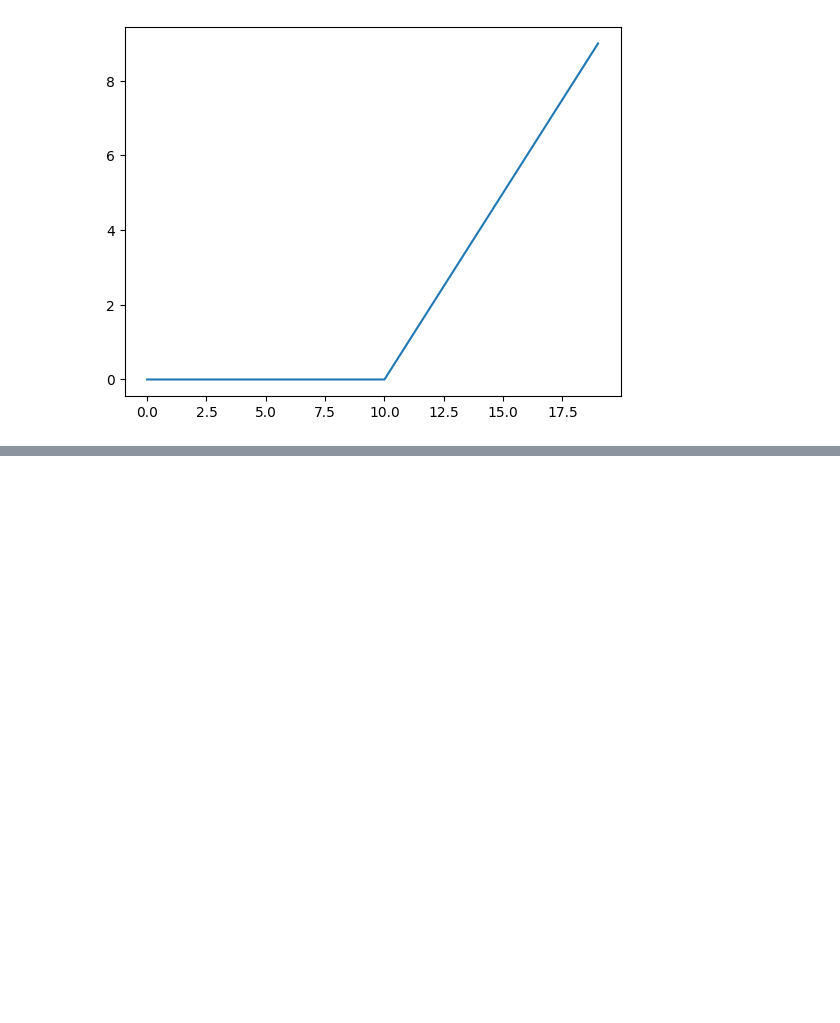
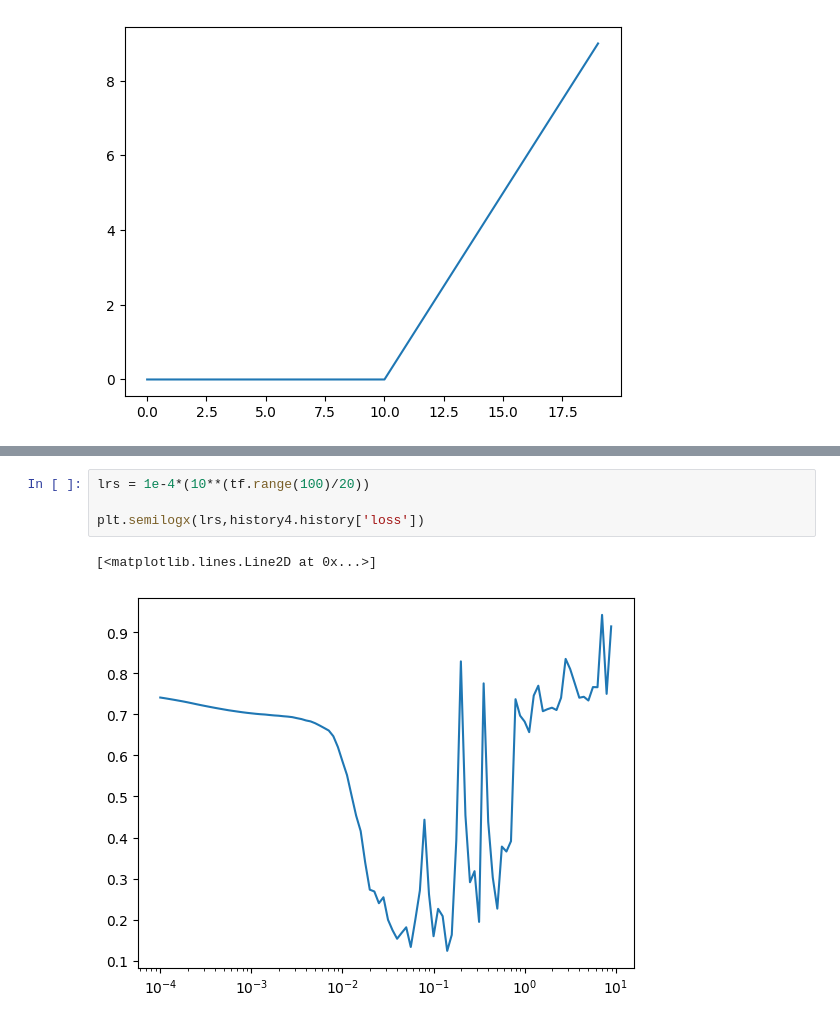
Before and after one commit to kinderasteroid/Neural-Networks-Classification, a Jupyter notebook: Neural_Network_Classification.ipynb, the cells around one changed output, grey strips where cells are left out. Drawn from its saved outputs; the diff is of its cells as text; blank space fills up the shorter version.

```diff
--- a/Neural_Network_Classification.ipynb
+++ b/Neural_Network_Classification.ipynb
@@ -140,0 +187,7 @@ plt.plot(relu(X))
+# %%
+lrs = 1e-4*(10**(tf.range(100)/20))
+
+plt.semilogx(lrs,history4.history['loss'])
+# %% [output]
+[<matplotlib.lines.Line2D at 0x...>]
+[figure, added]
```
Also changed, not shown: parts of 11 cells of this notebook.
